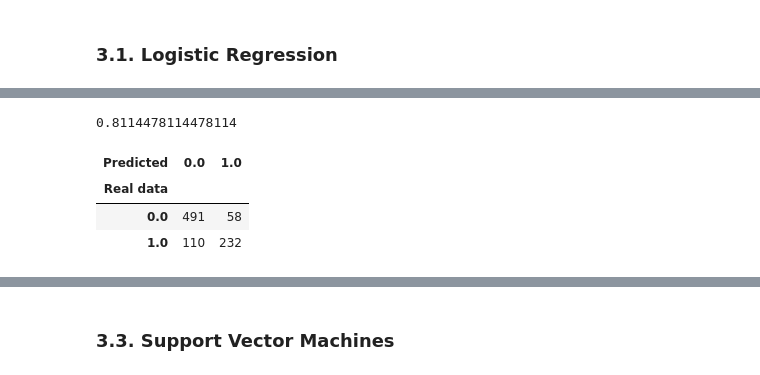
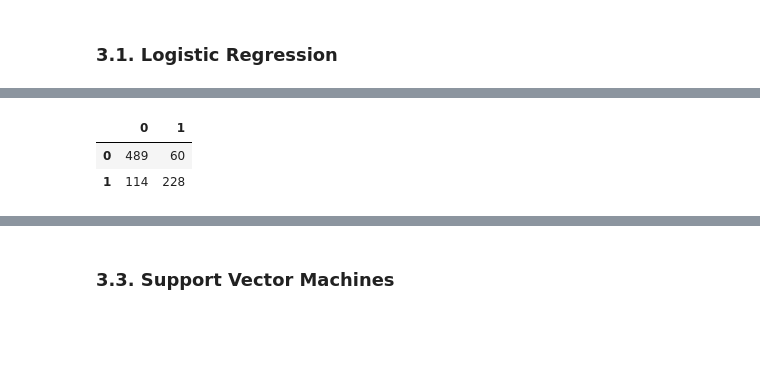
Before and after one commit to diequies/Titanic_Kaggle, a Jupyter notebook: Model Creation/Iteration_2_Standardization/Model_iter_2.ipynb, the cells around one changed output, grey strips where cells are left out. Drawn from its saved outputs; the diff is of its cells as text; code cells hidden in the pictures; blank space fills up the shorter version.

Commit message:
Initiate iter 3 and correct confusion matrix and scores of 1 and 2

```diff
--- a/Model Creation/Iteration_2_Standardization/Model_iter_2.ipynb
+++ b/Model Creation/Iteration_2_Standardization/Model_iter_2.ipynb
@@ -108,17 +109,14 @@ df_best_result_LR
 # %%
 model = LogisticRegression(solver = 'newton-cg',
                            penalty = 'l2',
                            C = 0.01,
                            class_weight = None).fit(X_train, Y_train)
-print(model.score(X_train, Y_train))
-pd.crosstab(Y_train,
-            model.predict(X_train),
-            rownames = ['Real data'],
-            colnames = ['Predicted'])
+model_result = cross_validate(model, X_train, Y_train, cv = 10,
+                             scoring = ('accuracy', 'recall', 'f1','roc_auc'))
+y_pred = cross_val_predict(model, X_train, Y_train, cv = 10)
+pd.DataFrame(confusion_matrix(Y_train, y_pred))
 # %% [output]
-0.8114478114478114
-| Predicted | 0.0 | 1.0 |
-| Real data |  |  |
-| 0.0 | 491 | 58 |
-| 1.0 | 110 | 232 |
+|  | 0 | 1 |
+| 0 | 489 | 60 |
+| 1 | 114 | 228 |
 # %%
```
Also changed, not shown: parts of 27 cells of this notebook, 3 other files.
